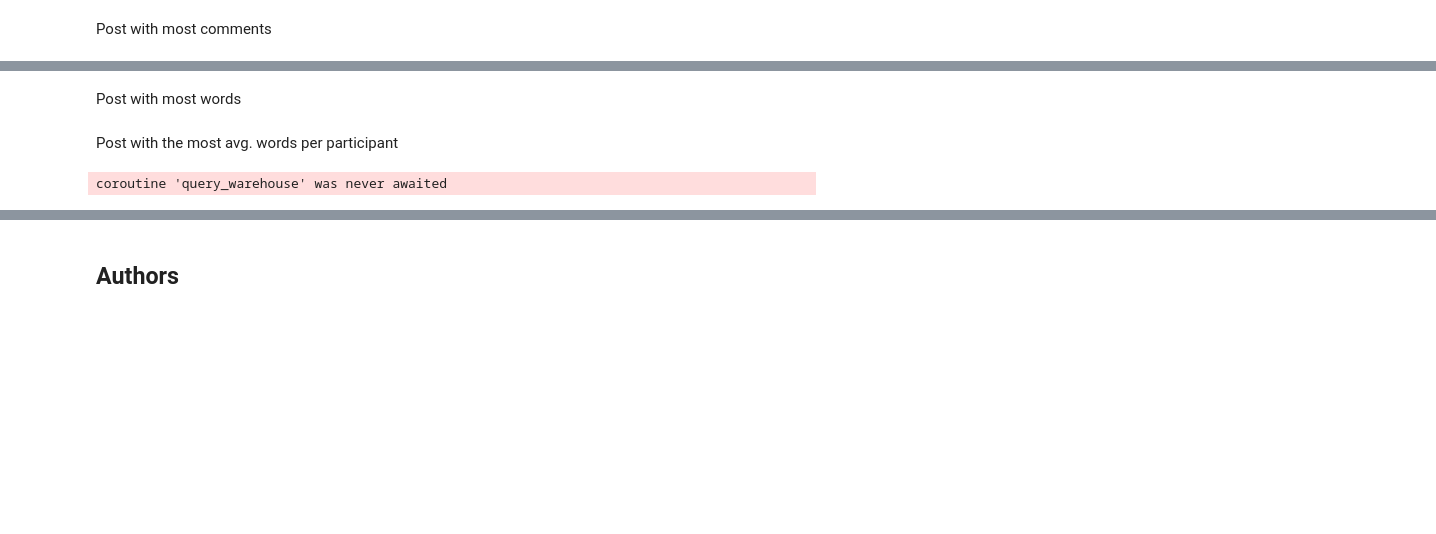
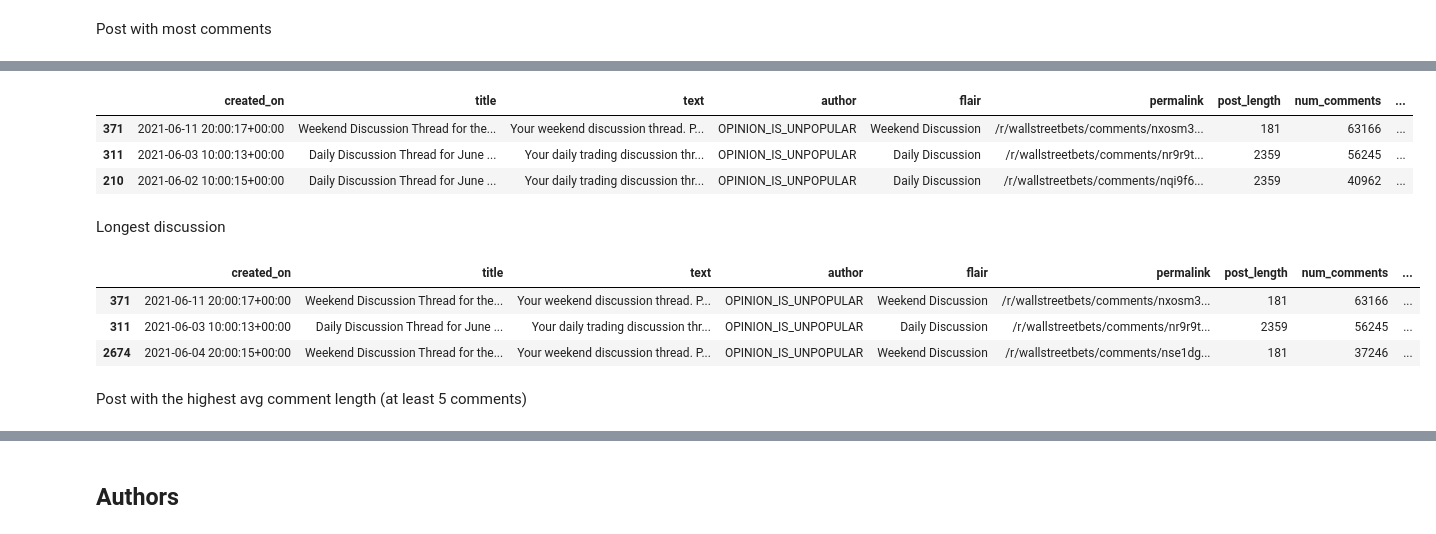
Before and after one commit to beneath-hq/beneath, a Jupyter notebook: examples/wallstreetbets-analytics/explore/explore.ipynb, the cells around one changed output, grey strips where cells are left out. Cells and saved outputs as stored; diff of their text form; code cells hidden in the pictures; blank space fills up the shorter version.

```diff
--- a/examples/wallstreetbets-analytics/explore/explore.ipynb
+++ b/examples/wallstreetbets-analytics/explore/explore.ipynb
@@ -100,24 +128,18 @@ posts.sort_values('num_comments', ascending=False).head(3)
+# %%
+posts.sort_values('num_comments', ascending=False).head(3)
+# %% [output]
+|  | created_on | title | text | author | flair | permalink | post_length | num_comments | ... |
+| 371 | 2021-06-11 20:00:17+00:00 | Weekend Discussion Thread for the... | Your weekend discussion thread. P... | OPINION_IS_UNPOPULAR | Weekend Discussion | /r/wallstreetbets/comments/nxosm3... | 181 | 63166 | ... |
+| 311 | 2021-06-03 10:00:13+00:00 | Daily Discussion Thread for June ... | Your daily trading discussion thr... | OPINION_IS_UNPOPULAR | Daily Discussion | /r/wallstreetbets/comments/nr9r9t... | 2359 | 56245 | ... |
+| 210 | 2021-06-02 10:00:15+00:00 | Daily Discussion Thread for June ... | Your daily trading discussion thr... | OPINION_IS_UNPOPULAR | Daily Discussion | /r/wallstreetbets/comments/nqi9f6... | 2359 | 40962 | ... |
 # %% [markdown]
-Post with most words
+Longest discussion
 # %%
-longest_posts = await beneath.query_warehouse("""
-SELECT created_on, id, author, title, text, permalink, flair, length(text) as post_length
-FROM `examples/reddit/r-wallstreetbets-posts`
-WHERE timestamp_trunc(created_on, month) = timestamp("2021-06-01")
-ORDER BY post_length desc
-LIMIT 50
-""")
+posts.sort_values('sum_comments_length', ascending=False).head(3)
+# %% [output]
+|  | created_on | title | text | author | flair | permalink | post_length | num_comments | ... |
+| 371 | 2021-06-11 20:00:17+00:00 | Weekend Discussion Thread for the... | Your weekend discussion thread. P... | OPINION_IS_UNPOPULAR | Weekend Discussion | /r/wallstreetbets/comments/nxosm3... | 181 | 63166 | ... |
+| 311 | 2021-06-03 10:00:13+00:00 | Daily Discussion Thread for June ... | Your daily trading discussion thr... | OPINION_IS_UNPOPULAR | Daily Discussion | /r/wallstreetbets/comments/nr9r9t... | 2359 | 56245 | ... |
+| 2674 | 2021-06-04 20:00:15+00:00 | Weekend Discussion Thread for the... | Your weekend discussion thread. P... | OPINION_IS_UNPOPULAR | Weekend Discussion | /r/wallstreetbets/comments/nse1dg... | 181 | 37246 | ... |
 # %% [markdown]
-Post with the most avg. words per participant
+Post with the highest avg comment length (at least 5 comments)
-# %%
-good_discussion_posts = await beneath.query_warehouse("""
-SELECT p.created_on, p.title, p.text, p.author, p.flair, p.permalink,
-    count(c.id) as num_comments, sum(length(c.text)) as length_comments, sum(length(c.text))/count(c.id) as avg_length_per_comment
-FROM `examples/reddit/r-wallstreetbets-comments` c
-JOIN `examples/reddit/r-wallstreetbets-posts` p ON c.post_id = p.id
-WHERE timestamp_trunc(p.created_on, month) = timestamp("2021-06-01")
-GROUP BY p.created_on, p.title, p.text, p.author, p.flair, p.permalink
-ORDER BY avg_length_per_comment desc
-""")
-# %% [output]
-coroutine 'query_warehouse' was never awaited
```
Also changed, not shown: parts of 51 cells of this notebook.
